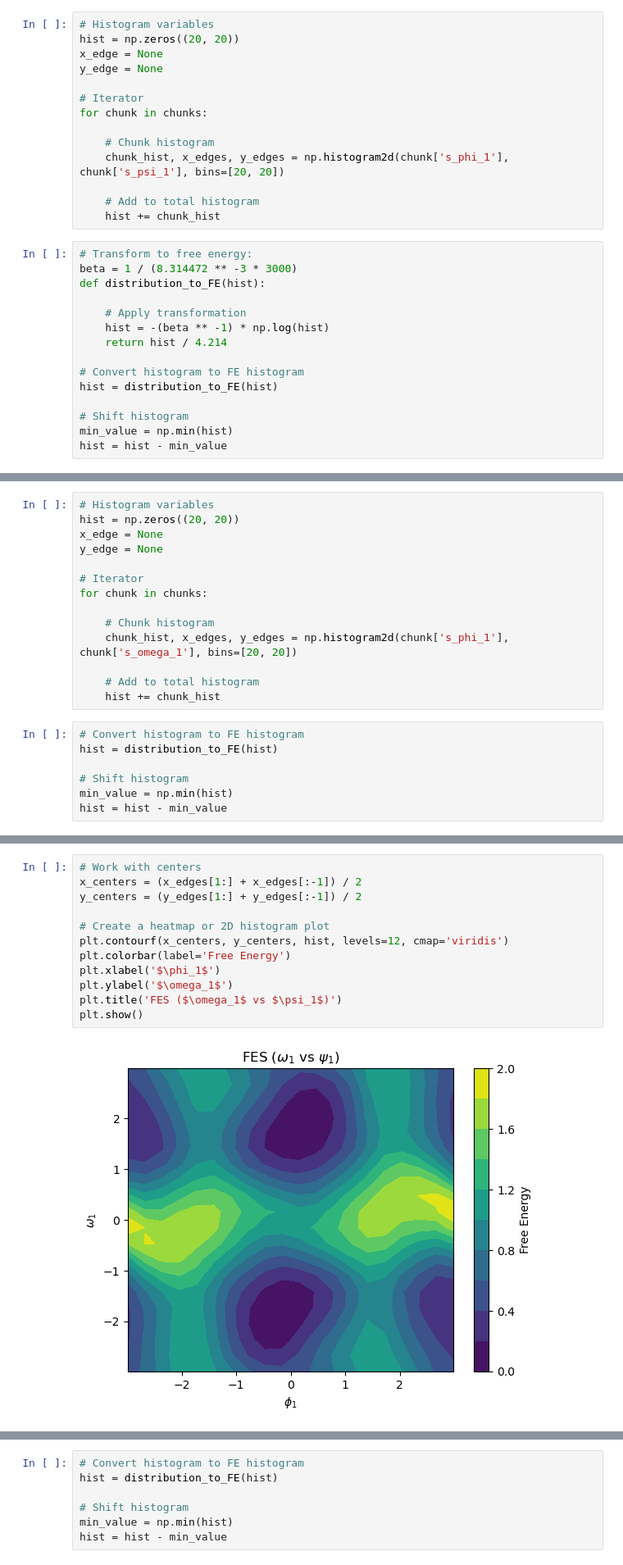
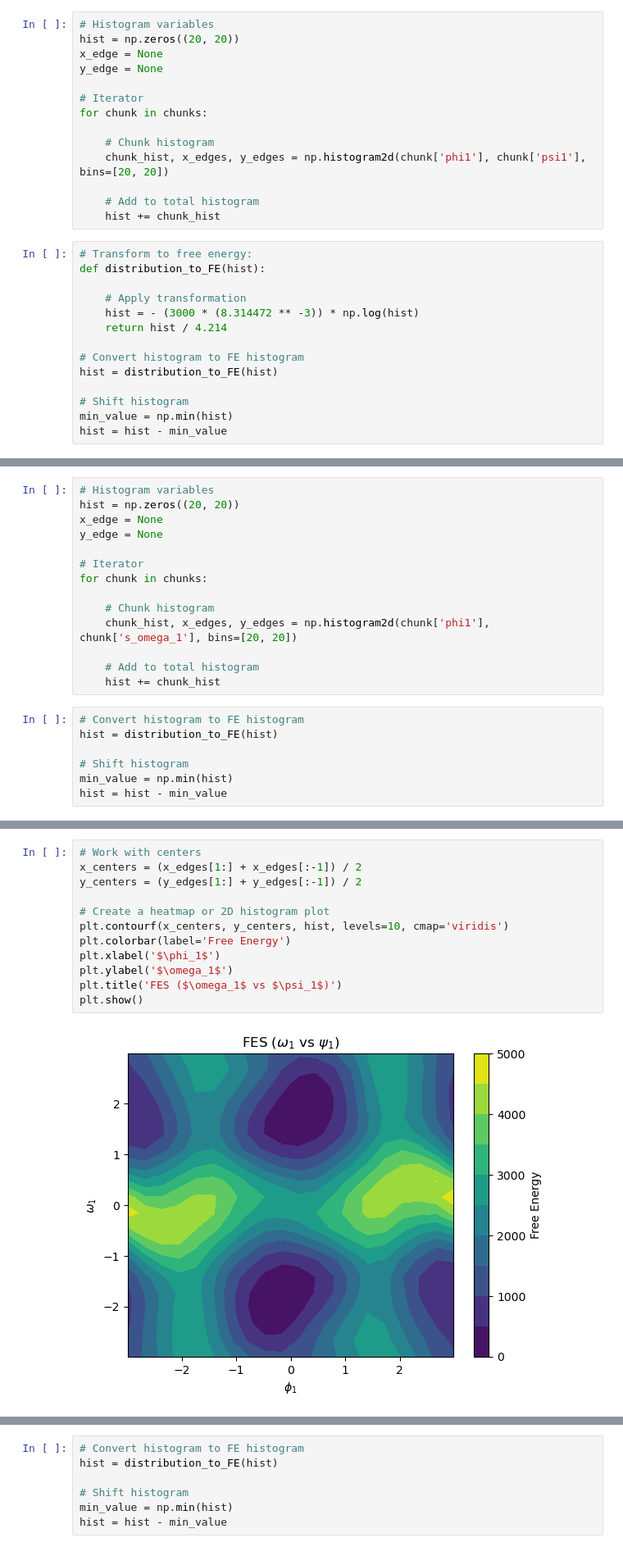
Before and after one commit to thomas-egg/rotation_project, a Jupyter notebook: analysis-sandbox.ipynb, the cells around one changed output, grey strips where cells are left out. Shown: that part at 82% size. Saved outputs shown, nothing was run; the diff lists cells and outputs as text.

```diff
--- a/analysis-sandbox.ipynb
+++ b/analysis-sandbox.ipynb
@@ -34,17 +34,16 @@ y_edge = None
 for chunk in chunks:
 
     # Chunk histogram
-    chunk_hist, x_edges, y_edges = np.histogram2d(chunk['s_phi_1'], chunk['s_psi_1'], bins=[20, 20])
+    chunk_hist, x_edges, y_edges = np.histogram2d(chunk['phi1'], chunk['psi1'], bins=[20, 20])
 
     # Add to total histogram
     hist += chunk_hist
 # %%
 # Transform to free energy:
-beta = 1 / (8.314472 ** -3 * 3000)
 def distribution_to_FE(hist):
 
     # Apply transformation
-    hist = -(beta ** -1) * np.log(hist)
+    hist = - (3000 * (8.314472 ** -3)) * np.log(hist)
     return hist / 4.214
 
 # Convert histogram to FE histogram
@@ -89,7 +88,7 @@ y_edge = None
 for chunk in chunks:
 
     # Chunk histogram
-    chunk_hist, x_edges, y_edges = np.histogram2d(chunk['s_phi_1'], chunk['s_omega_1'], bins=[20, 20])
+    chunk_hist, x_edges, y_edges = np.histogram2d(chunk['phi1'], chunk['s_omega_1'], bins=[20, 20])
 
     # Add to total histogram
     hist += chunk_hist
@@ -113,15 +112,15 @@ plt.show()
 # %%
 # Work with centers
 x_centers = (x_edges[1:] + x_edges[:-1]) / 2
 y_centers = (y_edges[1:] + y_edges[:-1]) / 2
 
 # Create a heatmap or 2D histogram plot
-plt.contourf(x_centers, y_centers, hist, levels=12, cmap='viridis')
+plt.contourf(x_centers, y_centers, hist, levels=10, cmap='viridis')
 plt.colorbar(label='Free Energy')
 plt.xlabel('$\phi_1$')
 plt.ylabel('$\omega_1$')
 plt.title('FES ($\omega_1$ vs $\psi_1$)')
 plt.show()
 # %% [output]
-[figure, old version]
+[figure, new version]
 # %% [markdown]
```
Also changed, not shown: parts of 15 cells of this notebook.
